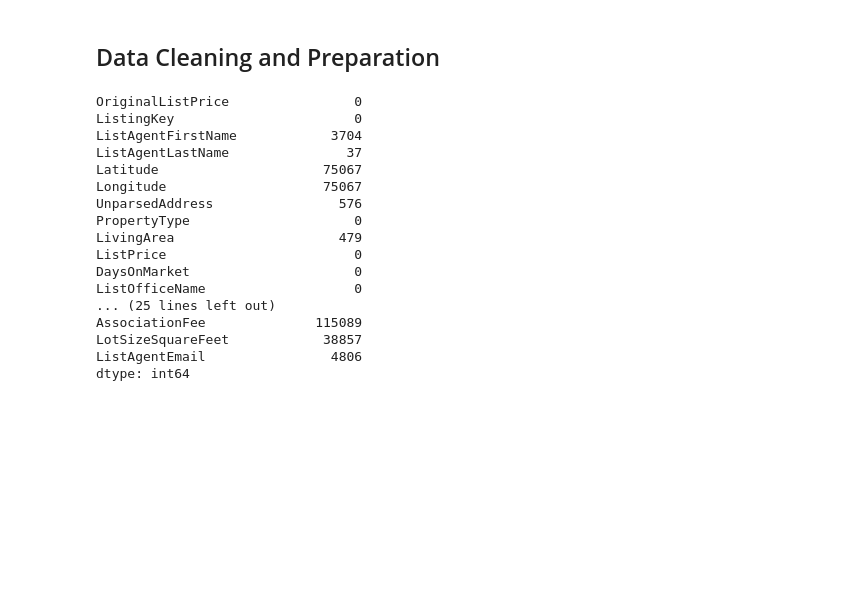
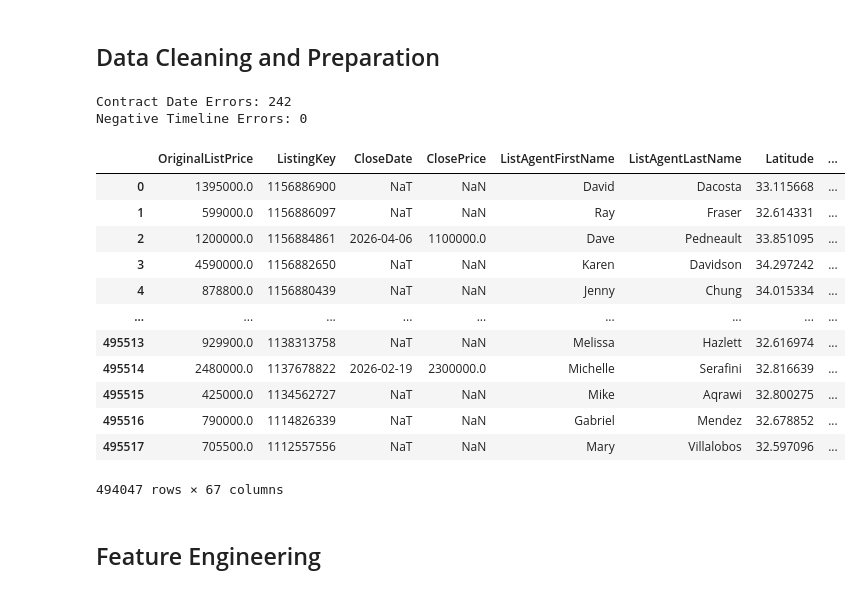
Before and after one commit to BoppingNoodles/IDX_Exchange, a Jupyter notebook: ListingAnalysis.ipynb, the cells around one changed output. Cells and saved outputs as stored; diff of their text form; code cells hidden in the pictures; blank space fills up the shorter version.

```diff
--- a/ListingAnalysis.ipynb
+++ b/ListingAnalysis.ipynb
@@ -108 +223,5 @@ for col in date_cols:
+# %%
+# FIX: Drop rows if missing critical value (ListPrice instead of ClosePrice)
+must_columns = ['ListingKey', 'ListPrice', 'City']
+listing_with_rates_df = listing_with_rates_df.dropna(subset=must_columns)
 # %%
@@ -114,11 +253,26 @@ for col in fill_no_cols:
 # %%
-# Fill in missing 'BathroomsTotalInteger' with column median
-listings_df['BathroomsTotalInteger'] = listings_df['BathroomsTotalInteger'].fillna(listings_df['BathroomsTotalInteger'].median())
+# Drop missing Living Area
+listing_with_rates_df = listing_with_rates_df.dropna(subset='LivingArea')
+# Filter out where Living Area is less than 0
+listing_with_rates_df = listing_with_rates_df[listing_with_rates_df['LivingArea'] > 0]
 # %%
-# Check for duplicates
-listings_df[listings_df.duplicated(subset='ListingKey')]
-listings_df = listings_df.drop_duplicates(subset=['ListingKey'], keep='last')
+# FIX: Remove rows with invalid numeric values
+listing_with_rates_df = listing_with_rates_df[
+    (listing_with_rates_df['ListPrice'] > 0) &
+    (listing_with_rates_df['LivingArea'] > 0) &
+    (listing_with_rates_df['DaysOnMarket'] >= 0) &
+    (listing_with_rates_df['BedroomsTotal'] >= 0) &
+    (listing_with_rates_df['BathroomsTotalInteger'] >= 0)
+]
 # %%
-# Drop rows if missing critical values
-must_columns = ['ListingKey', 'City', 'ListPrice', 'OriginalListPrice']
-listings_df = listings_df.dropna(subset=must_columns)
+# A listing cannot go under contract before it is listed!
+invalid_contracts = (listing_with_rates_df['ListingContractDate'] > listing_with_rates_df['PurchaseContractDate']) & listing_with_rates_df['PurchaseContractDate'].notna()
+
+listing_with_rates_df['contract_before_listing_flag'] = invalid_contracts
+listing_with_rates_df['negative_timeline_flag'] = listing_with_rates_df['DaysOnMarket'] < 0
+
+print(f"Contract Date Errors: {listing_with_rates_df['contract_before_listing_flag'].sum()}")
+print(f"Negative Timeline Errors: {listing_with_rates_df['negative_timeline_flag'].sum()}")
+# %% [output]
+Contract Date Errors: 242
+Negative Timeline Errors: 0
@@ -129,2 +279,22 @@ listings_df = listings_df.dropna(thresh=threshold, axis = 1)
+# %%
+# Geographic Data Checks
+listing_with_rates_df['missing_coords'] = listing_with_rates_df['Latitude'].isnull() | listing_with_rates_df['Longitude'].isnull()
+listing_with_rates_df['sentinel_coords'] = (listing_with_rates_df['Latitude'] == 0) | (listing_with_rates_df['Longitude'] == 0)
+listing_with_rates_df['cal_coords'] = listing_with_rates_df['Longitude'] > 0
+listing_with_rates_df
+# %% [output]
+|  | OriginalListPrice | ListingKey | CloseDate | ClosePrice | ListAgentFirstName | ListAgentLastName | Latitude | ... |
+| 0 | 1395000.0 | 1156886900 | NaT | NaN | David | Dacosta | 33.115668 | ... |
+| 1 | 599000.0 | 1156886097 | NaT | NaN | Ray | Fraser | 32.614331 | ... |
+| 2 | 1200000.0 | 1156884861 | 2026-04-06 | 1100000.0 | Dave | Pedneault | 33.851095 | ... |
+| 3 | 4590000.0 | 1156882650 | NaT | NaN | Karen | Davidson | 34.297242 | ... |
+| 4 | 878800.0 | 1156880439 | NaT | NaN | Jenny | Chung | 34.015334 | ... |
+| ... | ... | ... | ... | ... | ... | ... | ... | ... |
+| 495513 | 929900.0 | 1138313758 | NaT | NaN | Melissa | Hazlett | 32.616974 | ... |
+| 495514 | 2480000.0 | 1137678822 | 2026-02-19 | 2300000.0 | Michelle | Serafini | 32.816639 | ... |
+| 495515 | 425000.0 | 1134562727 | NaT | NaN | Mike | Aqrawi | 32.800275 | ... |
+| 495516 | 790000.0 | 1114826339 | NaT | NaN | Gabriel | Mendez | 32.678852 | ... |
+| 495517 | 705500.0 | 1112557556 | NaT | NaN | Mary | Villalobos | 32.597096 | ... |
+494047 rows × 67 columns
 # %%
 # Filter out Living Area for reasonable values
@@ -138,20 +308,2 @@ listings_df = listings_df[listings_df['DaysOnMarket'].isna() | (listings_df['Day
-# %%
-listings_df.isnull().sum()
-# %% [output]
-OriginalListPrice                0
-ListingKey                       0
-ListAgentFirstName            3704
-ListAgentLastName               37
-Latitude                     75067
-Longitude                    75067
-UnparsedAddress                576
-PropertyType                     0
-LivingArea                     479
-ListPrice                        0
-DaysOnMarket                     0
-ListOfficeName                   0
-... (25 lines left out)
-AssociationFee              115089
-LotSizeSquareFeet            38857
-ListAgentEmail                4806
-dtype: int64
+# %% [markdown]
+## Feature Engineering
```
Also changed, not shown: parts of 30 cells of this notebook.
